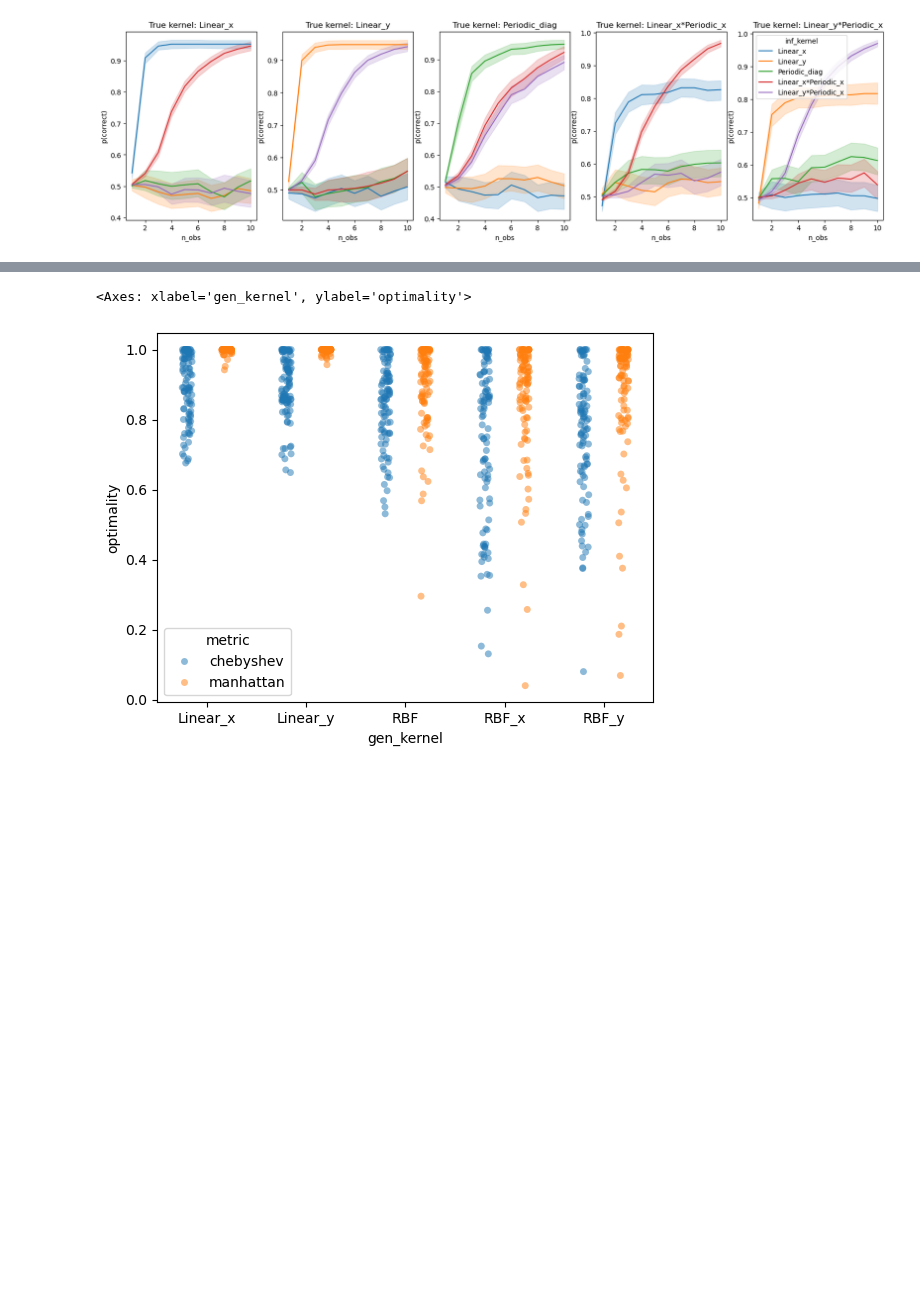
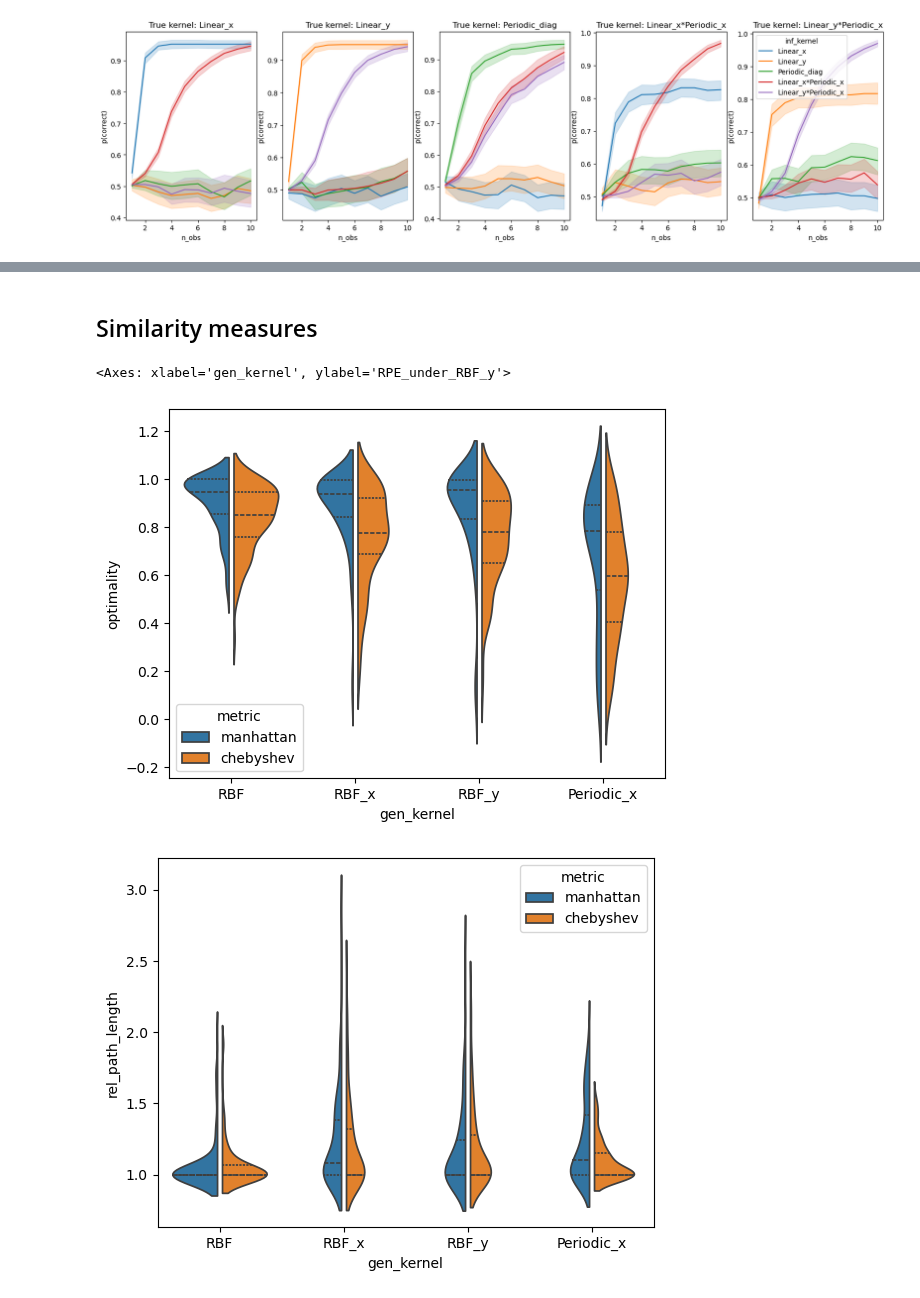
Before and after one commit to tgham/context_exploration, a Jupyter notebook: GP_worlds.ipynb, the cells around one changed output, grey strips where cells are left out. Drawn from its saved outputs; the diff is of its cells as text; code cells hidden in the pictures; blank space fills up the shorter version.

```diff
--- a/GP_worlds.ipynb
+++ b/GP_worlds.ipynb
@@ -480,14 +540,61 @@ display(data_tmp.describe())
-# %%
-## plot optimality
-data_tmp = df_gp.loc[
-    # (df_gp['gen_kernel']=='RBF_x')
-                     (df_gp['metric']=='chebyshev')|
-                     (df_gp['metric']=='manhattan')
-                     ]
-
-# data_tmp = df_gp.copy()
-# sns.violinplot(data = data_tmp, x = 'gen_kernel', y = 'optimality', hue = 'metric', split = True)
-sns.stripplot(data = data_tmp, x = 'gen_kernel', y = 'optimality', hue = 'metric', dodge = True, alpha = 0.5)
-# %% [output]
-<Axes: xlabel='gen_kernel', ylabel='optimality'>
-[figure, removed]
+# %% [markdown]
+## Similarity measures
+# %%
+## differences in structure-conferred optimal paths
+
+## path lengths, relative to the simple path - i.e. how much longer is each kernel's optimal path compared to the simple path?
+df_gp['rel_path_length'] = df_gp['n_optimal']/df_gp['n_simple']
+
+## jaccard similarity between different optimal paths
+for k in kernel_names:
+    df_gp['vs '+k] = np.zeros(len(df_gp))
+df_gp['mean jacc'] = np.zeros(len(df_gp))
+df_gp['global_jacc'] = np.zeros(len(df_gp))
+df_gp['entropy'] = np.zeros(len(df_gp))
+df_gp['patch entropy'] = np.zeros(len(df_gp))
+
+## loop through trials
+for t in range(n_trials):
+    jaccs = []
+
+    ## loop through metrics
+    for m in metrics:
+
+        ## loop through kernels
+        for k1 in kernel_names:
+            path_1 = df_gp.loc[(df_gp['gen_kernel']==k1) & (df_gp['trial']==t) & (df_gp['metric']==m), 'o_traj'].values[0]
+
+            ## calculate the jaccard similarity of paths with each other kernel-conferred path
+            for k2 in kernel_names:
+                if k1 == k2:
+                    jaccs.append(np.nan)
+                else:
+                    path_2 = df_gp.loc[(df_gp['gen_kernel']==k2) & (df_gp['trial']==t)  & (df_gp['metric']==m), 'o_traj'].values[0]
+                    jaccs.append(gp.jaccard(path_1, path_2))
+                df_gp.loc[(df_gp['gen_kernel']==k1) & (df_gp['trial']==t)  & (df_gp['metric']==m), 'vs '+k2] = jaccs[-1]
+
+        ## average
+        df_gp.loc[(df_gp['trial']==t)  & (df_gp['metric']==m), 'mean jacc'] = np.nanmean(jaccs)
+
+        ## or, calculate the global jaccarrd similarity of all paths on that trial
+        all_paths = df_gp.loc[(df_gp['trial']==t)  & (df_gp['metric']==m), 'o_traj'].values
+        df_gp.loc[(df_gp['trial']==t)  & (df_gp['metric']==m), 'global_jacc'] = gp.global_jaccard(all_paths)
+
+        ## equivalently, calculate the entropy-based diversity of the paths
+        df_gp.loc[(df_gp['trial']==t)  & (df_gp['metric']==m), 'entropy'] = gp.entropy(all_paths)
+        df_gp.loc[(df_gp['trial']==t)  & (df_gp['metric']==m), 'patch entropy'] = gp.patch_entropy(all_paths)
+
+
+## plots
+plt.figure()
+sns.violinplot(data = df_gp, x = 'gen_kernel', y = 'optimality', hue = 'metric', split = True, inner = 'quartile', gap = 0.1)
+plt.figure()
+sns.violinplot(data = df_gp, x = 'gen_kernel', y = 'rel_path_length', hue = 'metric', split = True, inner = 'quartile', gap = 0.1)
+plt.figure()
+sns.violinplot(data = df_gp, x = 'gen_kernel', y = 'entropy', hue = 'metric', split = True, inner = 'quartile', gap = 0.1)
+plt.figure()
+sns.violinplot(data = df_gp, x = 'gen_kernel', y = 'RPE_under_RBF_y', hue = 'metric', split = True, inner = 'quartile', gap = 0.1)
+# %% [output]
+<Axes: xlabel='gen_kernel', ylabel='RPE_under_RBF_y'>
+[figure, added]
+[figure, added]
```
Also changed, not shown: parts of 12 cells of this notebook.
